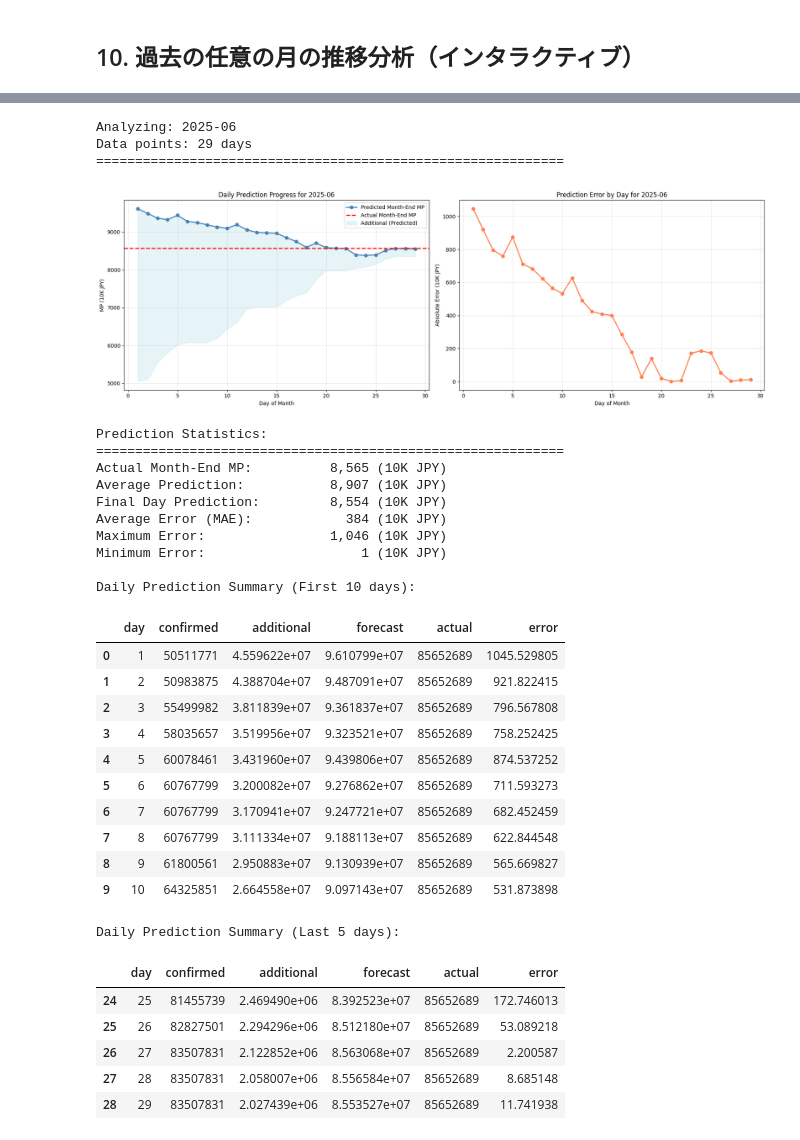
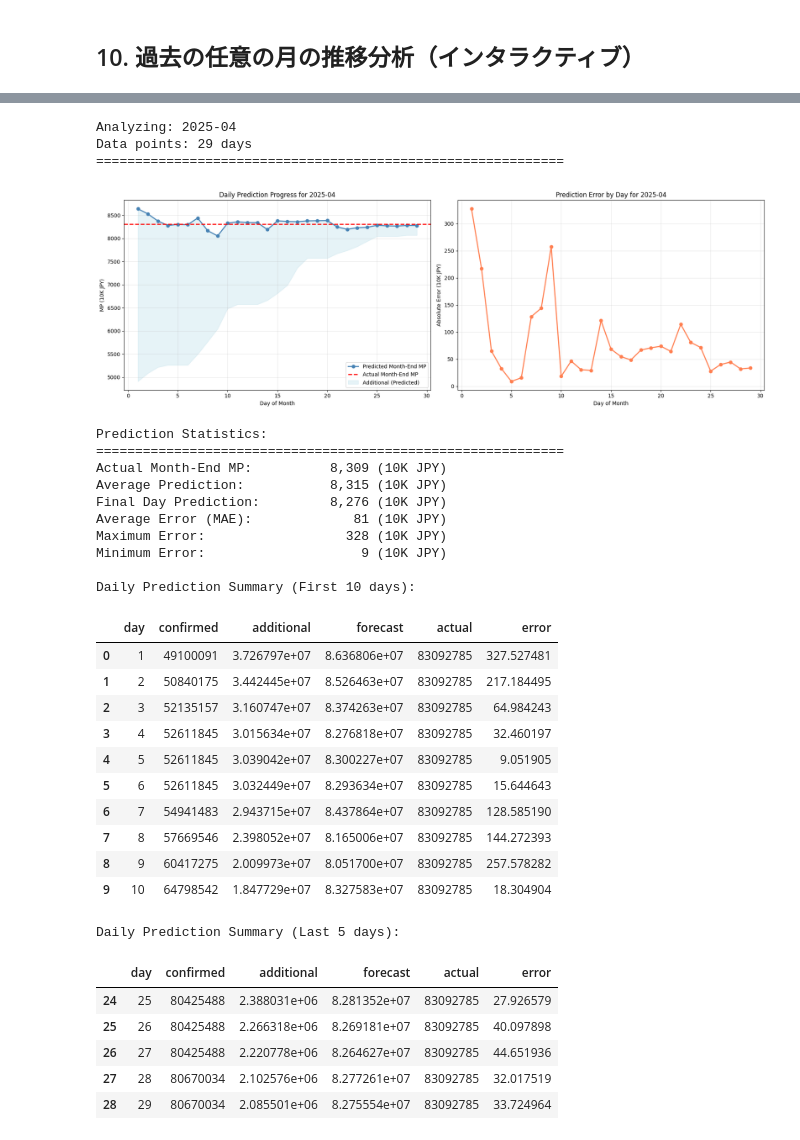
Before and after one commit to goto-a-toast/Boolean-particles, a Jupyter notebook: predict-monthly-mp-NcKkJ/mp_current_month_prediction_model.ipynb, the cells around one changed output, grey strips where cells are left out. Cells and saved outputs as stored; diff of their text form; code cells hidden in the pictures.

```diff
--- a/predict-monthly-mp-NcKkJ/mp_current_month_prediction_model.ipynb
+++ b/predict-monthly-mp-NcKkJ/mp_current_month_prediction_model.ipynb
@@ -396,14 +396,14 @@ Prediction Error:        761 (10K)
 # %%
 # カスタム予測例
-# 例: 3月20日時点のデータから2月末を予測
+# 例: 4月16日時点のデータから2月末を予測
 p = predictor.predict(
-    kakutei=47904750,
-    a=63667573,
-    b=3027381,
-    c=638487,
-    d=3298514,
-    month=3,  # 3月
-    day=20    # 20日
+    kakutei=31357978,
+    a=44172423,
+    b=4145547,
+    c=5604461,
+    d=7480411,
+    month=4,  # 4月
+    day=16    # 16日
 )
 show_prediction(p)
 # %% [output]
@@ -580,7 +580,7 @@ Total: 72 months of data
 # %%
 # 分析したい月を選択（例：2025年6月なら '2025-06'）
 # 上のリストから選んでください
-selected_month = '2025-06'  # ← ここを変更してください
+selected_month = '2025-04'  # ← ここを変更してください
 
 # 選択した月のデータを取得
 selected_month_period = pd.Period(selected_month, freq='M')
@@ -638,60 +638,60 @@ if len(selected_data) > 0:
     ax2.set_title(f'Prediction Error by Day for {selected_month}')
     ax2.set_xlabel('Day of Month')
     ax2.set_ylabel('Absolute Error (10K JPY)')
     ax2.grid(True, alpha=0.3)
 
     plt.tight_layout()
     plt.show()
 
     # 統計情報
     print('\nPrediction Statistics:')
     print('='*60)
     print(f'Actual Month-End MP:   {sim_df["actual"].iloc[0]/10000:>12,.0f} (10K JPY)')
     print(f'Average Prediction:    {sim_df["forecast"].mean()/10000:>12,.0f} (10K JPY)')
     print(f'Final Day Prediction:  {sim_df["forecast"].iloc[-1]/10000:>12,.0f} (10K JPY)')
     print(f'Average Error (MAE):   {sim_df["error"].mean():>12,.0f} (10K JPY)')
     print(f'Maximum Error:         {sim_df["error"].max():>12,.0f} (10K JPY)')
     print(f'Minimum Error:         {sim_df["error"].min():>12,.0f} (10K JPY)')
 
     print('\nDaily Prediction Summary (First 10 days):')
     display(sim_df[['day', 'confirmed', 'additional', 'forecast', 'actual', 'error']].head(10))
 
     print('\nDaily Prediction Summary (Last 5 days):')
     display(sim_df[['day', 'confirmed', 'additional', 'forecast', 'actual', 'error']].tail(5))
 
 else:
     print(f'Error: Data not found for {selected_month}.')
     print('Please select a valid year-month from the list above.')
 # %% [output]
-Analyzing: 2025-06
+Analyzing: 2025-04
 Data points: 29 days
 ============================================================
-[figure, old version]
+[figure, new version]
 Prediction Statistics:
 ============================================================
-Actual Month-End MP:          8,565 (10K JPY)
-Average Prediction:           8,907 (10K JPY)
-Final Day Prediction:         8,554 (10K JPY)
-Average Error (MAE):            384 (10K JPY)
-Maximum Error:                1,046 (10K JPY)
-Minimum Error:                    1 (10K JPY)
+Actual Month-End MP:          8,309 (10K JPY)
+Average Prediction:           8,315 (10K JPY)
+Final Day Prediction:         8,276 (10K JPY)
+Average Error (MAE):             81 (10K JPY)
+Maximum Error:                  328 (10K JPY)
+Minimum Error:                    9 (10K JPY)
 
 Daily Prediction Summary (First 10 days):
 |  | day | confirmed | additional | forecast | actual | error |
-| 0 | 1 | 50511771 | 4.559622e+07 | 9.610799e+07 | 85652689 | 1045.529805 |
-| 1 | 2 | 50983875 | 4.388704e+07 | 9.487091e+07 | 85652689 | 921.822415 |
-| 2 | 3 | 55499982 | 3.811839e+07 | 9.361837e+07 | 85652689 | 796.567808 |
-| 3 | 4 | 58035657 | 3.519956e+07 | 9.323521e+07 | 85652689 | 758.252425 |
-| 4 | 5 | 60078461 | 3.431960e+07 | 9.439806e+07 | 85652689 | 874.537252 |
-| 5 | 6 | 60767799 | 3.200082e+07 | 9.276862e+07 | 85652689 | 711.593273 |
-| 6 | 7 | 60767799 | 3.170941e+07 | 9.247721e+07 | 85652689 | 682.452459 |
-| 7 | 8 | 60767799 | 3.111334e+07 | 9.188113e+07 | 85652689 | 622.844548 |
-| 8 | 9 | 61800561 | 2.950883e+07 | 9.130939e+07 | 85652689 | 565.669827 |
-| 9 | 10 | 64325851 | 2.664558e+07 | 9.097143e+07 | 85652689 | 531.873898 |
+| 0 | 1 | 49100091 | 3.726797e+07 | 8.636806e+07 | 83092785 | 327.527481 |
+| 1 | 2 | 50840175 | 3.442445e+07 | 8.526463e+07 | 83092785 | 217.184495 |
+| 2 | 3 | 52135157 | 3.160747e+07 | 8.374263e+07 | 83092785 | 64.984243 |
+| 3 | 4 | 52611845 | 3.015634e+07 | 8.276818e+07 | 83092785 | 32.460197 |
+| 4 | 5 | 52611845 | 3.039042e+07 | 8.300227e+07 | 83092785 | 9.051905 |
+| 5 | 6 | 52611845 | 3.032449e+07 | 8.293634e+07 | 83092785 | 15.644643 |
+| 6 | 7 | 54941483 | 2.943715e+07 | 8.437864e+07 | 83092785 | 128.585190 |
+| 7 | 8 | 57669546 | 2.398052e+07 | 8.165006e+07 | 83092785 | 144.272393 |
+| 8 | 9 | 60417275 | 2.009973e+07 | 8.051700e+07 | 83092785 | 257.578282 |
+| 9 | 10 | 64798542 | 1.847729e+07 | 8.327583e+07 | 83092785 | 18.304904 |
 Daily Prediction Summary (Last 5 days):
 |  | day | confirmed | additional | forecast | actual | error |
-| 24 | 25 | 81455739 | 2.469490e+06 | 8.392523e+07 | 85652689 | 172.746013 |
-| 25 | 26 | 82827501 | 2.294296e+06 | 8.512180e+07 | 85652689 | 53.089218 |
-| 26 | 27 | 83507831 | 2.122852e+06 | 8.563068e+07 | 85652689 | 2.200587 |
-| 27 | 28 | 83507831 | 2.058007e+06 | 8.556584e+07 | 85652689 | 8.685148 |
-| 28 | 29 | 83507831 | 2.027439e+06 | 8.553527e+07 | 85652689 | 11.741938 |
+| 24 | 25 | 80425488 | 2.388031e+06 | 8.281352e+07 | 83092785 | 27.926579 |
+| 25 | 26 | 80425488 | 2.266318e+06 | 8.269181e+07 | 83092785 | 40.097898 |
+| 26 | 27 | 80425488 | 2.220778e+06 | 8.264627e+07 | 83092785 | 44.651936 |
+| 27 | 28 | 80670034 | 2.102576e+06 | 8.277261e+07 | 83092785 | 32.017519 |
+| 28 | 29 | 80670034 | 2.085501e+06 | 8.275554e+07 | 83092785 | 33.724964 |
```
Also changed, not shown: parts of 11 cells of this notebook.
